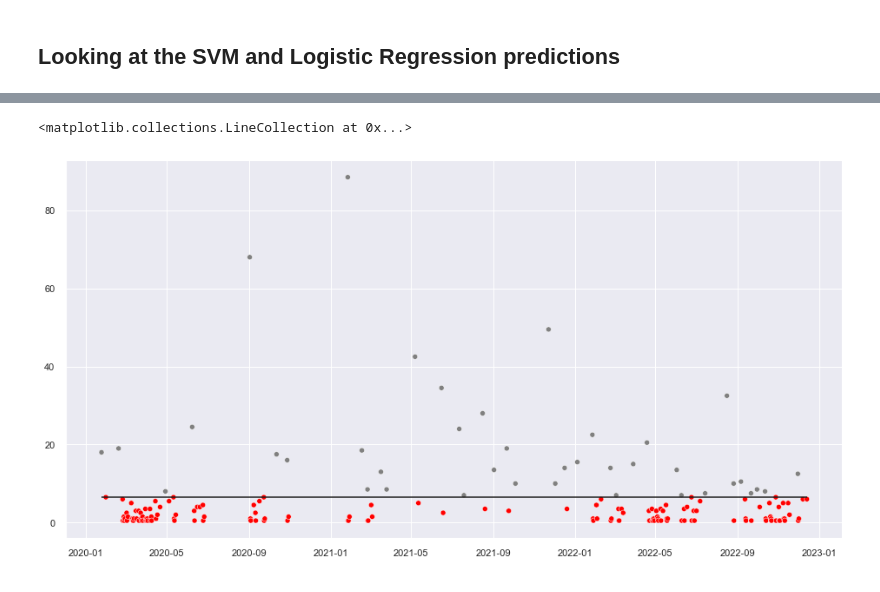
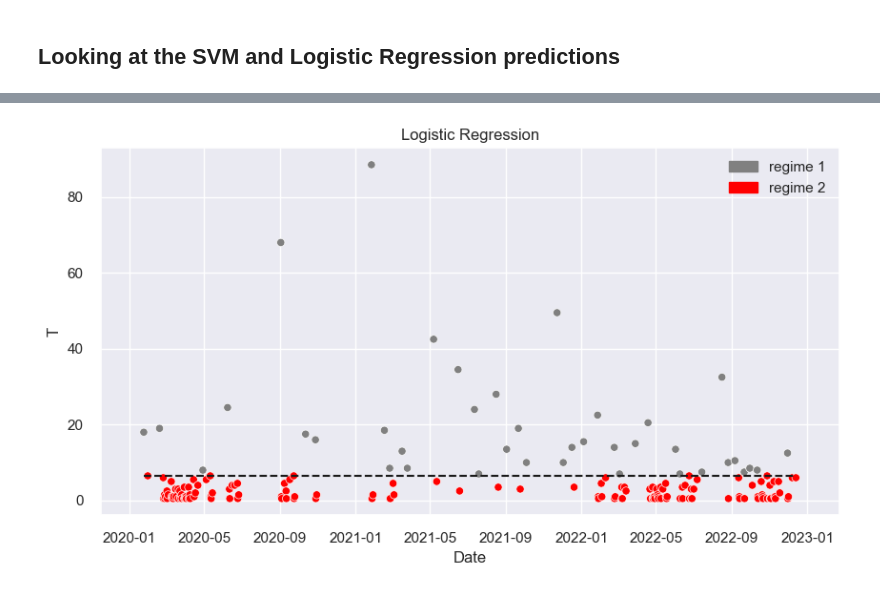
Before and after one commit to uday-31/detecting-market-regime-changes, a Jupyter notebook: detecting-regime-change.ipynb, the cells around one changed output, grey strips where cells are left out. Drawn from its saved outputs; the diff is of its cells as text; code cells hidden in the pictures.

```diff
--- a/detecting-regime-change.ipynb
+++ b/detecting-regime-change.ipynb
@@ -686,7 +684,14 @@ Flipping labels between regimes.
 # %%
-fig,ax = plt.subplots(figsize=(16,8))
+""" Checking linear separability for Logistic Regression Predictions """
+fig,ax = plt.subplots(figsize=(10,5))
 sns.scatterplot(data=lr.T['test'], c=np.where(lr.regimes_test==1, 'red','gray'))
-plt.hlines(np.max(lr.T['test'][lr.regimes_test==1]),xmin=lr.T['test'].index[0],xmax=lr.T['test'].index[-1])
+plt.hlines(np.max(lr.T['test'][lr.regimes_test==1]),xmin=lr.T['test'].index[0],xmax=lr.T['test'].index[-1], linestyles='dashed')
+gray_path = mpatches.Patch(color='gray', label='regime 1')
+red_patch = mpatches.Patch(color='red', label='regime 2')
+plt.legend(handles=[gray_path, red_patch])
+ax.set_ylabel('T')
+ax.set_xlabel('Date')
+ax.set_title('Logistic Regression')
+None
 # %% [output]
-<matplotlib.collections.LineCollection at 0x...>
-[figure, old version]
+[figure, new version]
```
Also changed, not shown: parts of 22 cells of this notebook, 2 other files.
